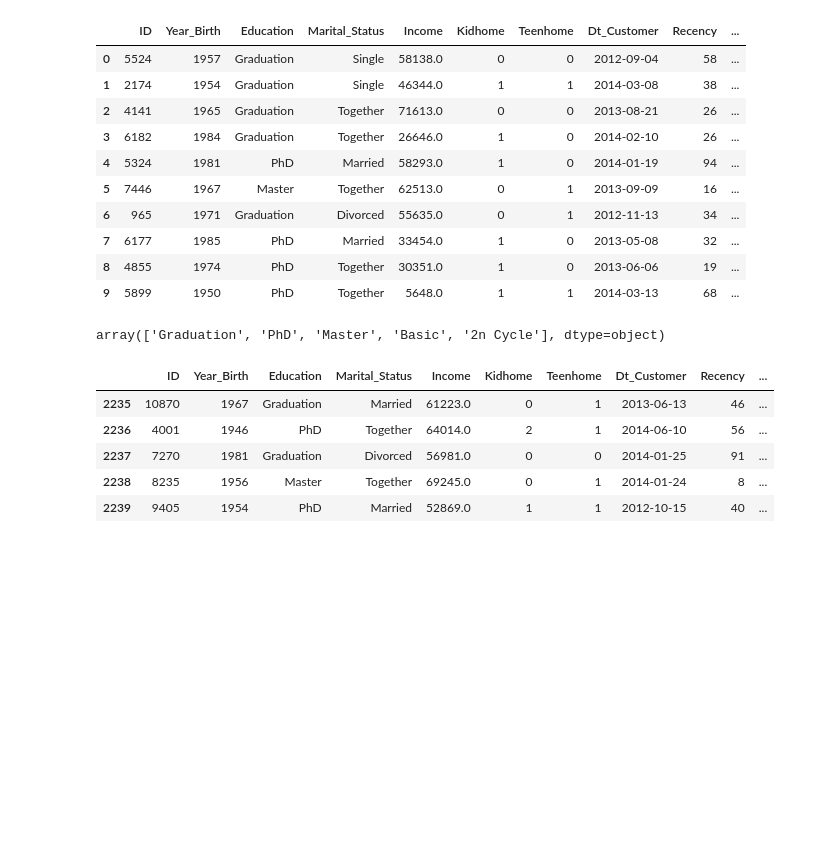
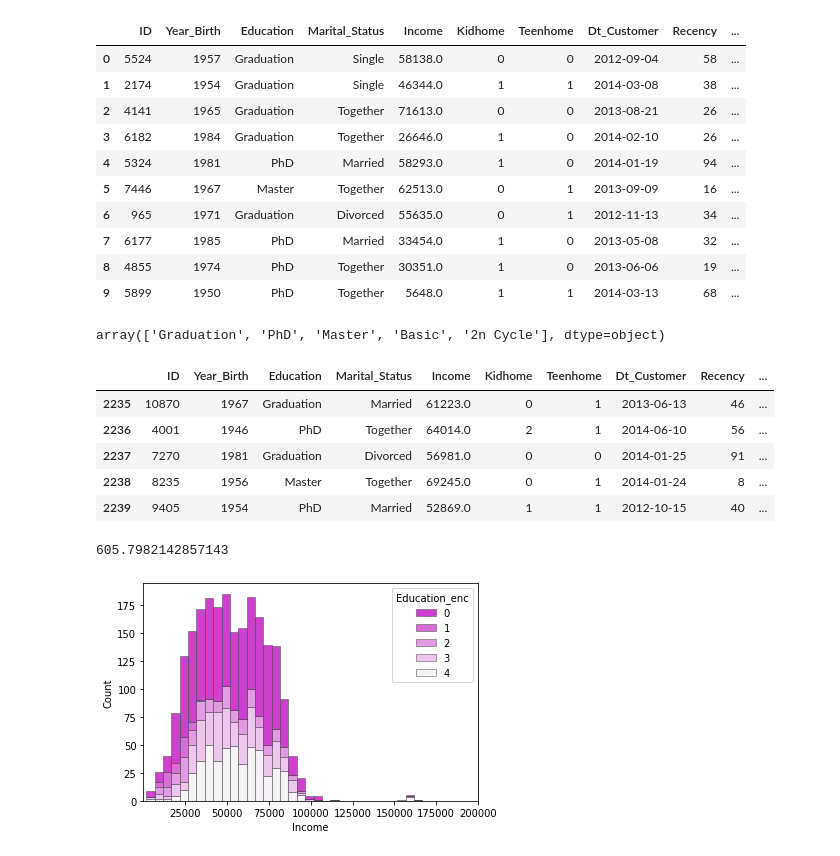
Before and after one commit to FriedaTims-Jansma/post_bootcamp_projects, a Jupyter notebook: notebooks/Marketing_Campaign_Experiment.ipynb, the cells around one changed output. Cells and saved outputs as stored; diff of their text form; code cells hidden in the pictures; blank space fills up the shorter version.

Commit message:
created graph income

```diff
--- a/notebooks/Marketing_Campaign_Experiment.ipynb
+++ b/notebooks/Marketing_Campaign_Experiment.ipynb
@@ -206,3 +206,25 @@ data.tail()
 | 2237 | 7270 | 1981 | Graduation | Divorced | 56981.0 | 0 | 0 | 2014-01-25 | 91 | ... |
 | 2238 | 8235 | 1956 | Master | Together | 69245.0 | 0 | 1 | 2014-01-24 | 8 | ... |
 | 2239 | 9405 | 1954 | PhD | Married | 52869.0 | 1 | 1 | 2012-10-15 | 40 | ... |
+# %%
+data.Spending.mean()
+# %% [output]
+605.7982142857143
+# %%
+import matplotlib.pyplot as plt
+
+fig, ax = plt.subplots()
+sns.histplot(
+    data,
+    x="Income", hue="Education_enc",
+    stat = "count",
+    multiple="stack",
+    palette="light:m_r",
+    edgecolor=".3",
+    linewidth=.5,
+    ax=ax
+)
+ax.set_xlim(1,200000)
+plt.show()
+# %% [output]
+[figure, added]
```
